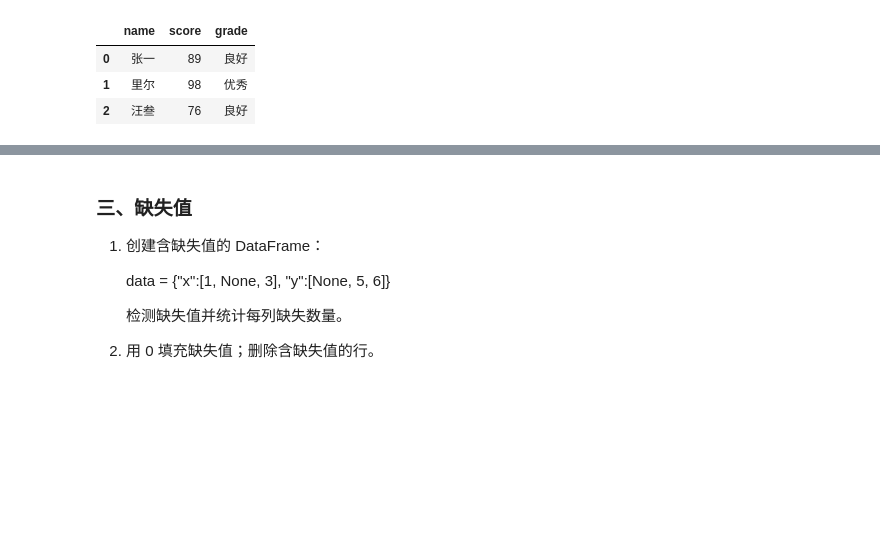
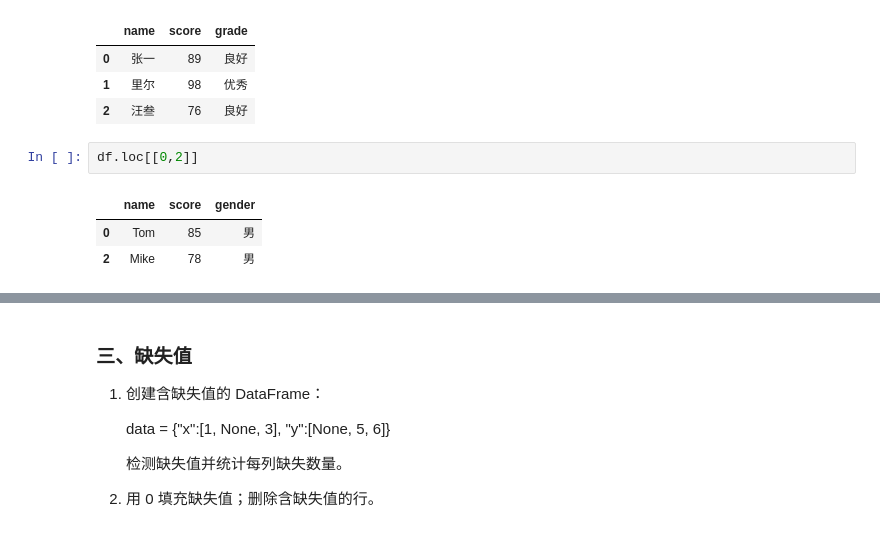
Before and after one commit to FZU-Data-Analysis-and-Visualization/join-github-classroom-Xinny-chen, a Jupyter notebook: 第三章练习.ipynb, the cells around one changed output, grey strips where cells are left out. Cells and saved outputs as stored; diff of their text form; blank space fills up the shorter version.

```diff
--- a/第三章练习.ipynb
+++ b/第三章练习.ipynb
@@ -139,3 +147,9 @@ df.drop(columns=['gender'])
 | 0 | 张一 | 89 | 良好 |
 | 1 | 里尔 | 98 | 优秀 |
 | 2 | 汪叁 | 76 | 良好 |
+# %%
+df.loc[[0,2]]
+# %% [output]
+|  | name | score | gender |
+| 0 | Tom | 85 | 男 |
+| 2 | Mike | 78 | 男 |
```
Also changed, not shown: parts of 9 cells of this notebook, 2 other files.
